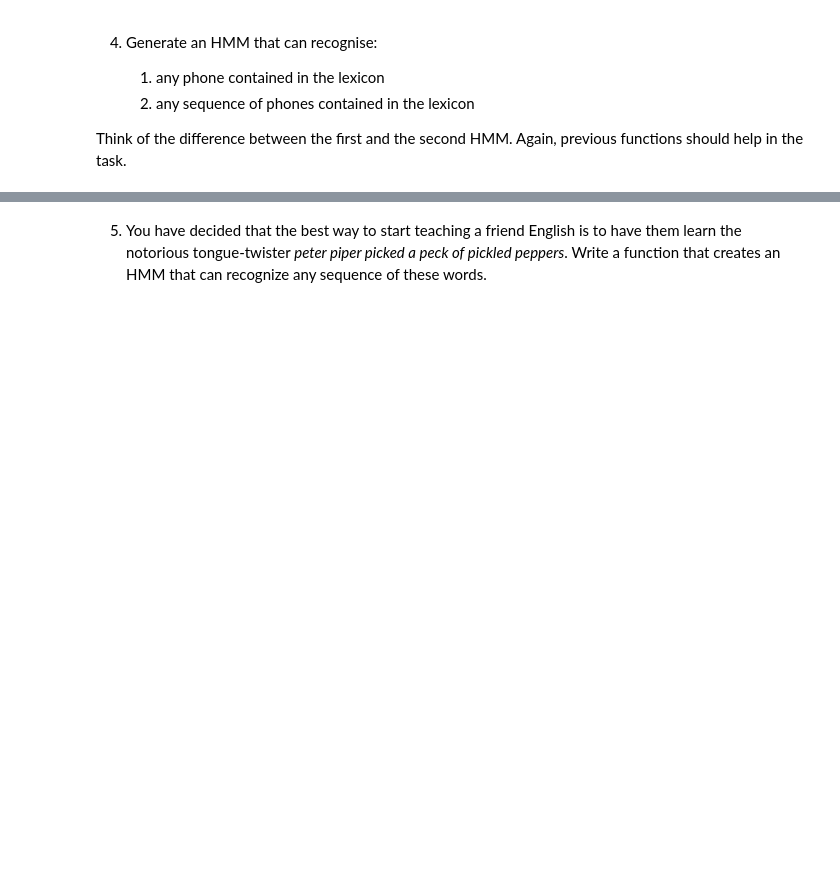
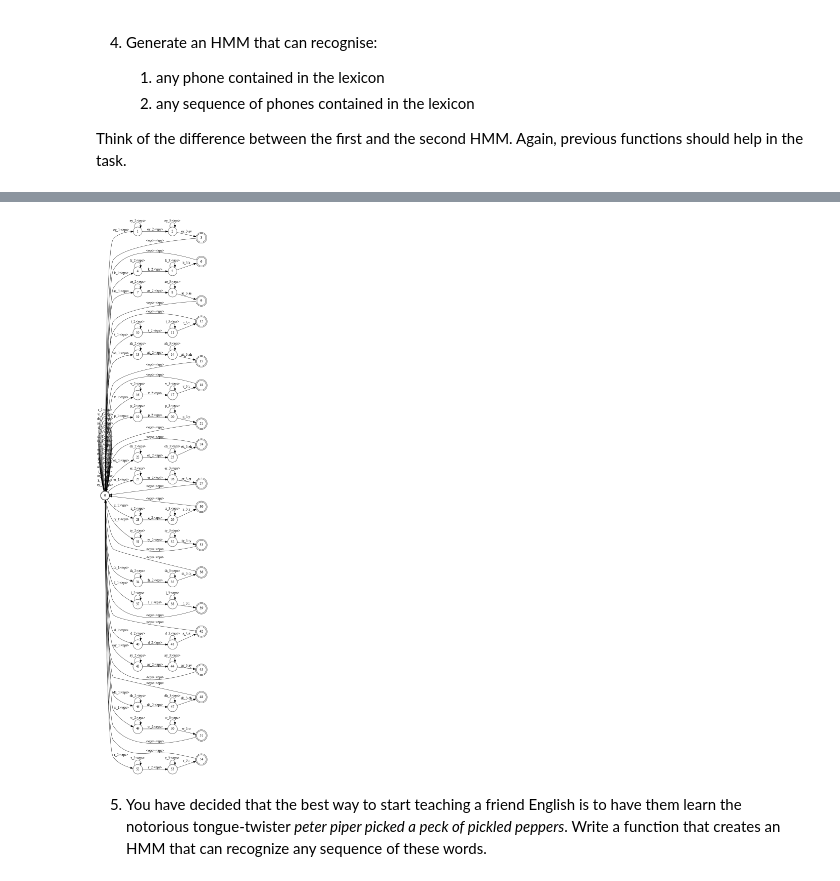
Before and after one commit to jooeun9199/INFR11033, a Jupyter notebook: asr_lab1.ipynb, the cells around one changed output, grey strips where cells are left out. Cells and saved outputs as stored; diff of their text form; code cells hidden in the pictures; blank space fills up the shorter version.

```diff
--- a/asr_lab1.ipynb
+++ b/asr_lab1.ipynb
@@ -335,32 +387,40 @@ f.write('phone_recognition_wfst.fst')
 # %%
 def generate_phone_sequence_recognition_wfst(n):
     """ generate a HMM to recognise any single phone sequence in the lexicon
 
     Args:
         n (int): states per phone HMM
 
     Returns:
         the constructed WFST
 
     """
 
     f = fst.Fst()
 
     # create a single start state
     start_state = f.add_state()
     f.set_start(start_state)
 
+
     # your code here
+    for ind,phone in phone_table:
+        if ind==0: continue
+        end_state = generate_phone_wfst(f,start_state,phone,n)
+        f.add_arc(end_state, fst.Arc(0,0,None,start_state))
+        f.set_final(end_state)
 
     return f
 
 f = generate_phone_sequence_recognition_wfst(3)
 f.set_input_symbols(state_table)
 f.set_output_symbols(phone_table)
 
 f.draw('tmp.dot', portrait=True)
 check_call(['dot','-Tpng','-Gdpi=200','tmp.dot','-o','tmp.png'])
 Image(filename='tmp.png')
+# %% [output]
+[figure, added]
 # %%
 # Write to a file for autograding
 f.write('phone_sequence_recognition_wfst.fst')
```
Also changed, not shown: parts of 7 cells of this notebook.
